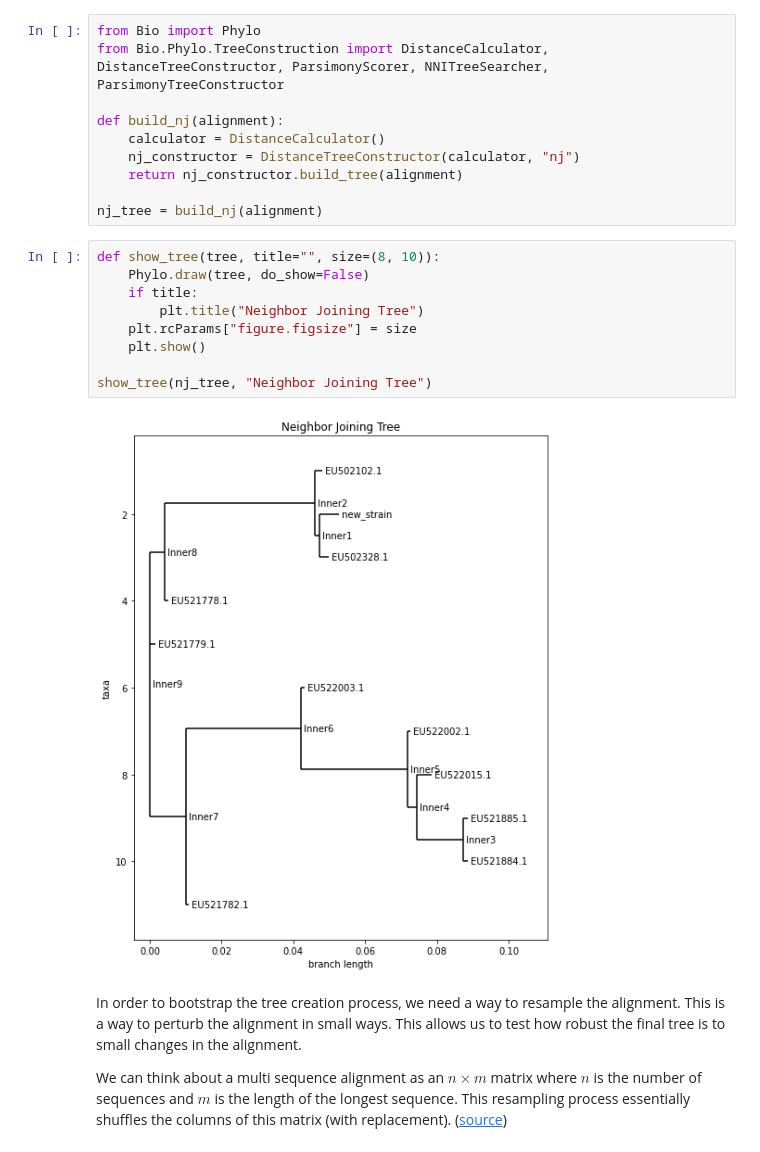
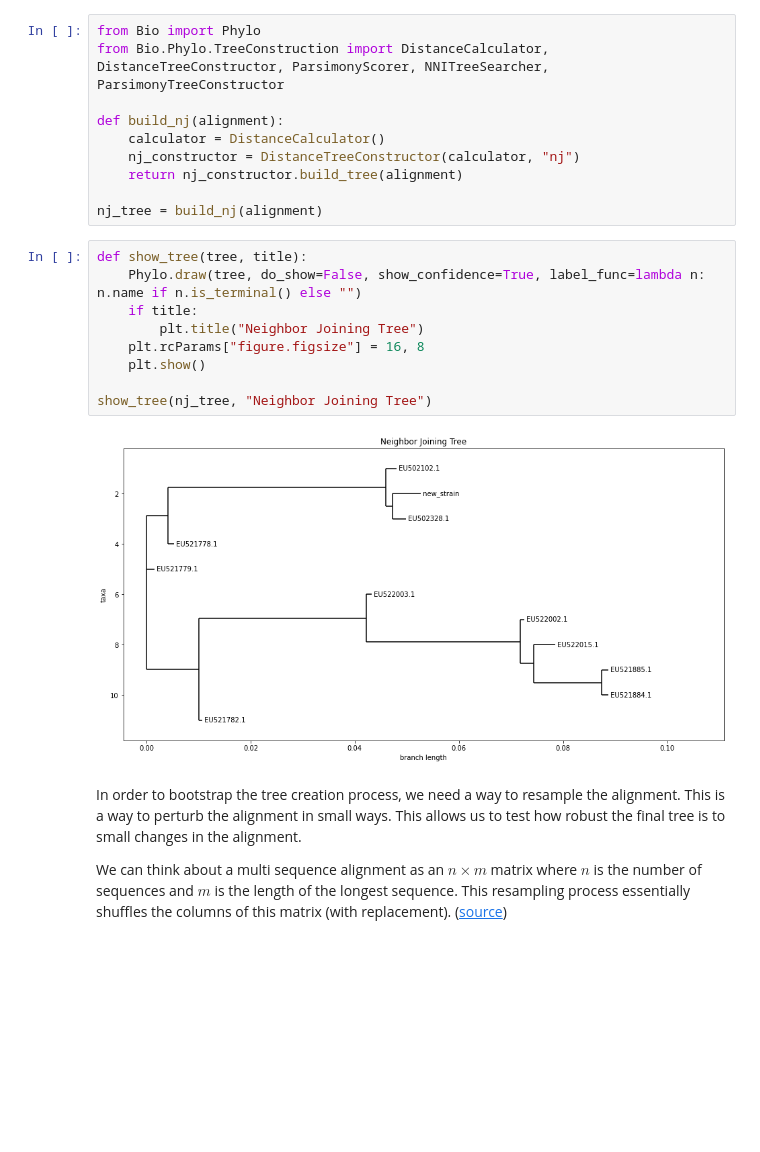
Before and after one commit to leo-ware/ns112-tree-thinking, a Jupyter notebook: notebook.ipynb, the cells around one changed output. Saved outputs shown, nothing was run; the diff lists cells and outputs as text; blank space fills up the shorter version.

```diff
--- a/notebook.ipynb
+++ b/notebook.ipynb
@@ -201,16 +201,16 @@ def build_nj(alignment):
 
 nj_tree = build_nj(alignment)
 # %%
-def show_tree(tree, title="", size=(8, 10)):
-    Phylo.draw(tree, do_show=False)
+def show_tree(tree, title):
+    Phylo.draw(tree, do_show=False, show_confidence=True, label_func=lambda n: n.name if n.is_terminal() else "")
     if title:
         plt.title("Neighbor Joining Tree")
-    plt.rcParams["figure.figsize"] = size
+    plt.rcParams["figure.figsize"] = 16, 8
     plt.show()
 
 show_tree(nj_tree, "Neighbor Joining Tree")
 # %% [output]
-[figure, old version]
+[figure, new version]
 # %% [markdown]
 In order to bootstrap the tree creation process, we need a way to resample the alignment. This is a way to perturb the alignment in small ways. This allows us to test how robust the final tree is to small changes in the alignment.
 
```
Also changed, not shown: parts of 5 cells of this notebook.
